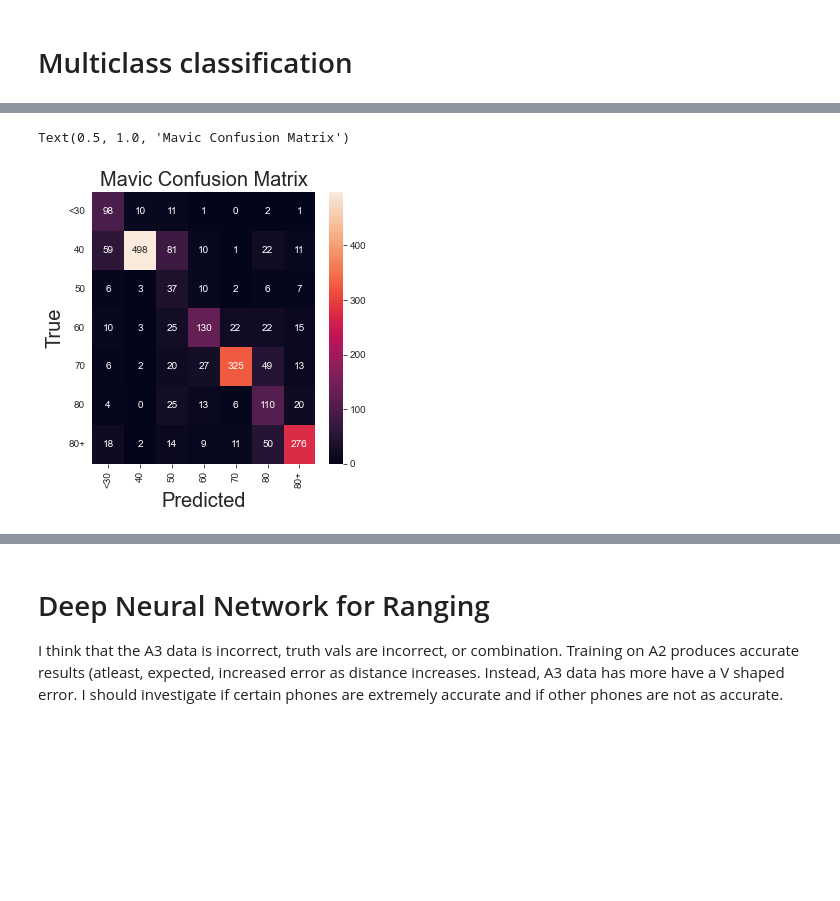
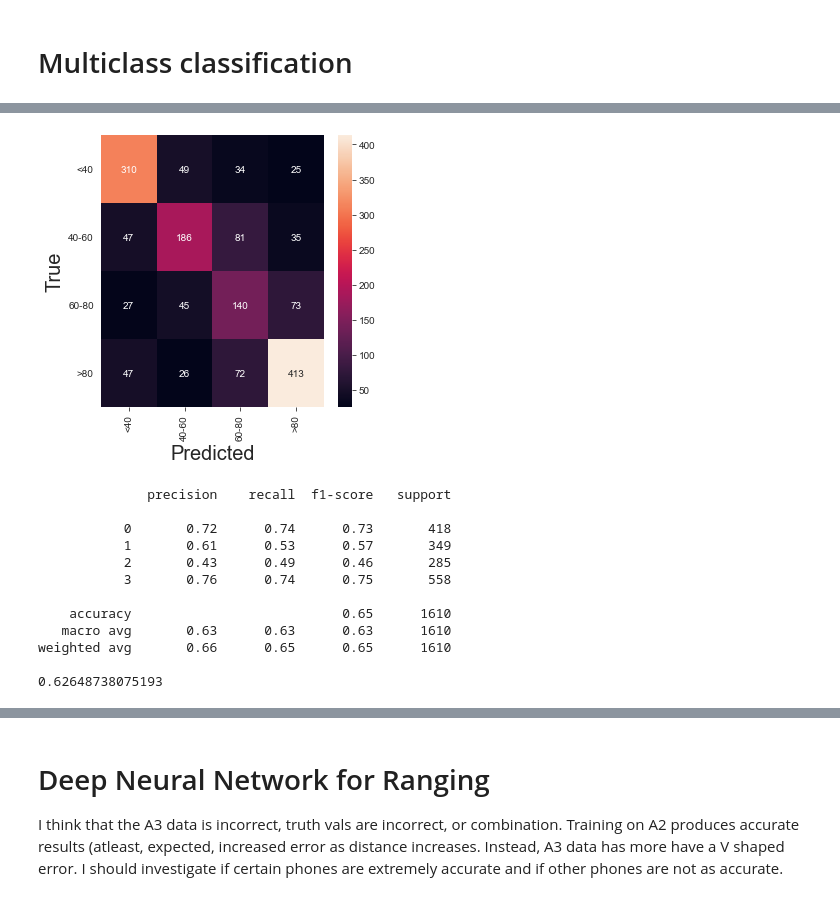
Before and after one commit to ryclendening/research, a Jupyter notebook: research/localization/CRNN.ipynb, the cells around one changed output, grey strips where cells are left out. Drawn from its saved outputs; the diff is of its cells as text; code cells hidden in the pictures; blank space fills up the shorter version.

```diff
--- a/research/localization/CRNN.ipynb
+++ b/research/localization/CRNN.ipynb
@@ -235,8 +250,8 @@ good_runs_phantom=["A2R5P1","A2R5P2","A2R5P3","A2R5P4","A2R5P5","A2R6P1","A2R6P2
 test_runs_matrice=["A2R3P3","A3R3P3"]
 notable_col_names=['Pass','Segment','Phone','Lat','Lon','Alt','Range']
 passes_df=pd.read_csv(r"C:\Users\rclendening\researchData\researchCSVs_Scripts_etc\A1_A2_A3_flight_directory.csv")
-x_data=[]
-y_data=[]
+raw_x_data=[]
+raw_y_data=[]
 def rangeFraction(ranges): #Function normalizes ranges
     closest=np.min(ranges)
     return closest*1/ranges
@@ -275,7 +290,7 @@ for x in passes_df.iterrows():
     #max_segment=pass_df["Segment"].max()
     #for i in range(0,max_segment):
     print(full_name)
-    if full_name in good_runs_matrice:
+    if full_name in good_runs_matrice or full_name in good_runs_phantom or full_name in good_runs_IF:
         for phone in phone_slots:
             phone_seg=pass_df.loc[pass_df[str(notable_col_names.index('Phone'))]==phone]
         # frame_df=pass_df.loc[pass_df[str(notable_col_names.index('Segment'))]==i]
@@ -293,7 +308,7 @@ for x in passes_df.iterrows():
                 dist=frame_df[str(notable_col_names.index('Range'))]
             #dist=phone_seg["Range"]
                 if len(np.array(dist)>0):
-                    if np.array(dist)[0]<100:
+                    if np.array(dist)[0]<250 and  not(38<np.array(dist)[0]<42) and not(58<np.array(dist)[0]<62) and not(78<np.array(dist)[0]<82) :
                         data=data[0]
                         #data=np.reshape(data,(64,4))
                         #data=np.reshape(data,(40,1))
@@ -302,8 +317,8 @@ for x in passes_df.iterrows():
                         twd_frame.append(data)
                         range_frame.append(class_value)
             #y_vals= rangeClosest(range_frame)
-            x_data.extend(np.array(twd_frame))
-            y_data.extend(np.array(range_frame))
+            raw_x_data.extend(np.array(twd_frame))
+            raw_y_data.extend(np.array(range_frame))
 # %% [output]
 A1R1P1
 A1R1P2
@@ -349,8 +413,8 @@ for x in passes_df.iterrows():
         drone_type=0
     else:
         drone_type=2
-    #if full_name in good_runs_matrice or full_name in good_runs_IF or full_name in good_runs_phantom:
-    if full_name in good_runs_matrice:
+    if full_name in good_runs_matrice or full_name in good_runs_IF or full_name in good_runs_phantom:
+    #if full_name in good_runs_phantom:
         for phone in phone_slots:
             phone_seg=pass_df.loc[pass_df[str(notable_col_names.index('Phone'))]==phone]
         # frame_df=pass_df.loc[pass_df[str(notable_col_names.index('Segment'))]==i]
@@ -363,6 +427,7 @@ for x in passes_df.iterrows():
             # phone_seg=frame_df.loc[frame_df[str(notable_col_names.index('Phone'))]==phone]
             #phone_seg=frame_df.loc[frame_df["Name"]==phone]
                 data=np.array(frame_df.iloc[:,8:4008])
+                #data=np.array(frame_df.iloc[:,8:16008])
                 if np.any(data):
                     mel_data=melspect(data[0],8000)
             #data=np.array(frame_df.iloc[:,-512:])
@@ -370,7 +435,7 @@ for x in passes_df.iterrows():
                 dist=frame_df[str(notable_col_names.index('Range'))]
             #dist=phone_seg["Range"]
                 if len(np.array(dist)>0):
-                    if np.array(dist)[0]<250:
+                    if np.array(dist)[0]<250 and  not(38<np.array(dist)[0]<42) and not(58<np.array(dist)[0]<62) and not(78<np.array(dist)[0]<82) :
                         data=data[0]
                         #data=np.reshape(data,(64,4))
                         #data=np.reshape(data,(40,1))
@@ -405,8 +470,9 @@ def subsample(x_data,y_data):
     new_y=[]
     rng=np.random.default_rng(12345)
     for x in range(len(x_data)):
-        rand_vals=rng.integers(low=1,high=7,size=1)
+        rand_vals=rng.integers(low=1,high=5,size=1)
         if y_data[x][0]==3 and rand_vals[0]==2:
+        #if y_data[x][0]==3 and rand_vals[0]==2:
             new_x.append(x_data[x])
             new_y.append(y_data[x])
         elif y_data[x][0] != 3:
@@ -415,13 +481,14 @@ def subsample(x_data,y_data):
     return np.array(new_x), np.array(new_y)
 x_data=np.array(x_data)
 x_data=np.float32(x_data)
-#x_data=np.transpose(x_data,axes=[0,2,1])
 y_data=np.array(y_data)
 x__,y__=subsample(x_data,y_data)
-train_feats,test_feats,train_targs,test_targs=train_test_split(x__,y__,test_size=0.2,shuffle=True)
+train_feats,test_feats,train_targs,test_targs=train_test_split(x__,y__,test_size=0.2,shuffle=True,random_state=42)
 class_train_targs=train_targs[:,1]
 cont_range_train_targs=train_targs[:,2]
 range_train_targs=train_targs[:,0]
+# range_train_targs_oh=tf.keras.utils.to_categorical(class_train_targs,num_classes=4)
+# range_test_targs_oh=tf.keras.utils.to_categorical(class_test_targs,num_classes=4)
 class_train_targs_oh=tf.keras.utils.to_categorical(class_train_targs,num_classes=3)
 range_train_targs_oh=tf.keras.utils.to_categorical(range_train_targs,num_classes=4)
 class_test_targs=test_targs[:,1]
@@ -685,0 +859,5 @@ test_predictions=modelCNN_MC.predict(test_feats)
+# %%
+test_targs_oh=tf.keras.utils.to_categorical(phantom_test_targs,num_classes=4)
+score = modelCNN_MCV2.predict(np.array(phantom_test_data))
+modelCNN_MCV2.evaluate(np.array(phantom_test_data),y={'output_range':test_targs_oh})
+#test_predictions=modelCNN_MCV2.predict(test_feats)
@@ -686,27 +868,44 @@ test_predictions=modelCNN_MC.predict(test_feats)
 # %%
 from sklearn.metrics import confusion_matrix
-y_pred = np.argmax(test_predictions,axis=-1)
-y_true=np.argmax(range_test_targs_oh, axis=-1)
+y_pred = np.argmax(score,axis=-1)
+y_true=np.argmax(test_targs_oh, axis=-1)
 cm = confusion_matrix(y_true, y_pred)
 ## Get Class Labels
-#class_names = ["<40","40-60","60-80",">80"]
-class_names = ["<30", "40","50","60","70","80","80+"]
+class_names = ["<40","40-60","60-80",">80"]
+#class_names = ["<30", "40","50","60","70","80","80+"]
 # Plot confusion matrix in a beautiful manner
 fig = plt.figure(figsize=(5, 5))
 ax= plt.subplot()
 sns.heatmap(cm, annot=True, ax = ax, fmt = 'g'); #annot=True to annotate cells
 # labels, title and ticks
 ax.set_xlabel('Predicted', fontsize=20)
 ax.xaxis.set_label_position('bottom')
 plt.xticks(rotation=90)
 ax.xaxis.set_ticklabels(class_names, fontsize = 10)
 ax.xaxis.tick_bottom()
 
 ax.set_ylabel('True', fontsize=20)
 ax.yaxis.set_ticklabels(class_names, fontsize = 10)
 plt.yticks(rotation=0)
 
-plt.title('Mavic Confusion Matrix', fontsize=20)
+#plt.title('2DCNN Classification PhantomDS Confusion Matrix', fontsize=20)
+plt.savefig("phantomds_confusion_CNNV2.pdf",bbox_inches='tight')
 # %% [output]
-Text(0.5, 1.0, 'Mavic Confusion Matrix')
-[figure, old version]
+[figure, new version]
+# %%
+from sklearn.metrics import balanced_accuracy_score
+print(classification_report(y_true=y_true,y_pred=y_pred))
+print(balanced_accuracy_score(y_true,y_pred))
+# %% [output]
+              precision    recall  f1-score   support
+
+           0       0.72      0.74      0.73       418
+           1       0.61      0.53      0.57       349
+           2       0.43      0.49      0.46       285
+           3       0.76      0.74      0.75       558
+
+    accuracy                           0.65      1610
+   macro avg       0.63      0.63      0.63      1610
+weighted avg       0.66      0.65      0.65      1610
+
+0.62648738075193
```
Also changed, not shown: parts of 58 cells of this notebook, 6 other files.
